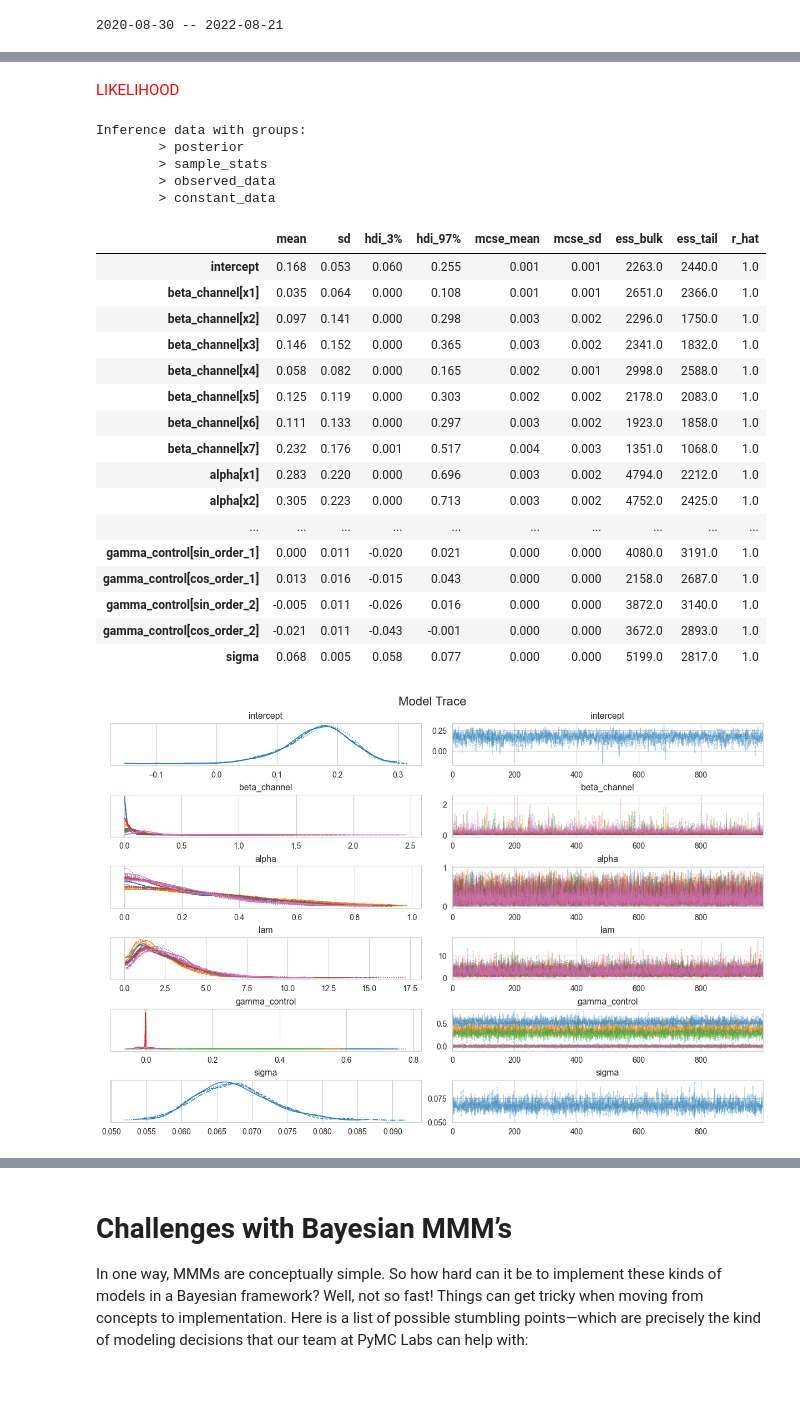
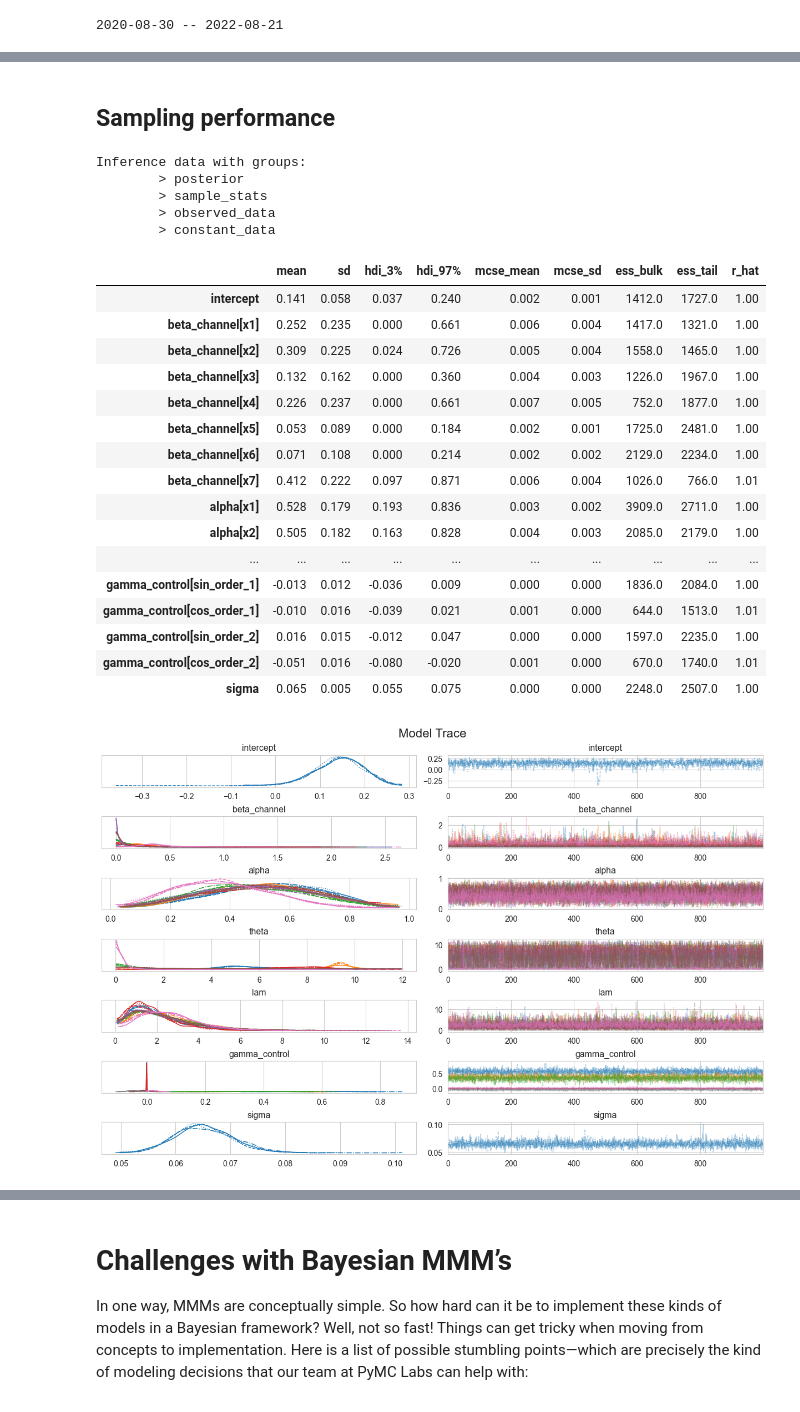
Before and after one commit to abhirup-ghosh/recruitment_challenge, a Jupyter notebook: DataScience_202209/main_ag.ipynb, the cells around one changed output, grey strips where cells are left out. Saved outputs shown, nothing was run; the diff lists cells and outputs as text; code cells hidden in the pictures.

```diff
--- a/DataScience_202209/main_ag.ipynb
+++ b/DataScience_202209/main_ag.ipynb
@@ -286,15 +424,9 @@ where:
 # %%
-from typing import Any, Dict, List, Optional
-
-import pandas as pd
-import pymc as pm
-
-from pymc_marketing.mmm.base import MMM
-from pymc_marketing.mmm.preprocessing import MaxAbsScaleChannels, MaxAbsScaleTarget
-from pymc_marketing.mmm.transformers import geometric_adstock, logistic_saturation
-from pymc_marketing.mmm.validating import ValidateControlColumns
+# Credit: https://github.com/pymc-labs/pymc-marketing/blob/846e553e55a4f2a68ce0ad85793a569f81496209/pymc_marketing/mmm/delayed_saturated_mmm.py#L12
+# The function below differs from the above function in that it uses delayed_adstock instead of geometric_adstock
 
 class DelayedSaturatedMMM_mod(
+    # Interiting base model and preprocessing instances
     MMM, MaxAbsScaleTarget, MaxAbsScaleChannels, ValidateControlColumns
 ):
     def __init__(
@@ -319,6 +451,9 @@ class DelayedSaturatedMMM_mod(
             adstock_max_lag=adstock_max_lag,
         )
 
+    ########################################################################
+    # Model: predicted revenue
+    ########################################################################
     def build_model(
         self,
         data: pd.DataFrame,
@@ -346,16 +481,22 @@ class DelayedSaturatedMMM_mod(
                 dims=("date", "channel"),
             )
 
+            ########################################################################
+            # Priors
+            ########################################################################
+
             target_ = pm.MutableData(name="target", value=target_data, dims="date")
 
-            intercept = pm.Normal(name="intercept", mu=0, sigma=2)
+            intercept = pm.Normal(name="intercept", mu=0, sigma=5)
 
             beta_channel = pm.HalfNormal(
                 name="beta_channel", sigma=1, dims="channel"
             )  # ? Allow prior depend on channel costs?
 
-            alpha = pm.Beta(name="alpha", alpha=1, beta=3, dims="channel")
+            alpha = pm.Beta(name="alpha", alpha=3, beta=3, dims="channel")
             #alpha = pm.Uniform(name="alpha", lower=0, upper=1, dims="channel")
+
+            theta = pm.Uniform(name='theta', lower=0, upper=12, dims="channel")
 
             lam = pm.Gamma(name="lam", alpha=3, beta=1, dims="channel")
 
@@ -363,9 +504,10 @@ class DelayedSaturatedMMM_mod(
 
             channel_adstock = pm.Deterministic(
                 name="channel_adstock",
-                var=geometric_adstock(
+                var=delayed_adstock(
                     x=channel_data_,
                     alpha=alpha,
+                    theta=theta,
                     l_max=adstock_max_lag,
                     normalize=True,
                     axis=0,
@@ -402,6 +544,10 @@ class DelayedSaturatedMMM_mod(
 
                 mu_var += control_contributions.sum(axis=-1)
 
+            ########################################################################
+            # Liklihood
+            ########################################################################
+
             mu = pm.Deterministic(name="mu", var=mu_var, dims="date")
 
             pm.Normal(
@@ -450,5 +601,5 @@ Sampling 4 chains for 1_000 tune and 1_000 draw iterations (4_000 + 4_000 draws
-# %% [markdown]
-<span style="color:red">LIKELIHOOD</span>
+# %% [markdown]
+## Sampling performance
 # %%
 mmm.fit_result
 # %% [output]
@@ -460,33 +611,33 @@ Inference data with groups:
 # %%
 az.summary(
     data=mmm.fit_result,
-    var_names=["intercept", "beta_channel", "alpha",  "lam", "gamma_control", "sigma"]
+    var_names=["intercept", "beta_channel", "alpha", "theta", "lam", "gamma_control", "sigma"]
 )
 # %% [output]
 |  | mean | sd | hdi_3% | hdi_97% | mcse_mean | mcse_sd | ess_bulk | ess_tail | r_hat |
-| intercept | 0.168 | 0.053 | 0.060 | 0.255 | 0.001 | 0.001 | 2263.0 | 2440.0 | 1.0 |
-| beta_channel[x1] | 0.035 | 0.064 | 0.000 | 0.108 | 0.001 | 0.001 | 2651.0 | 2366.0 | 1.0 |
-| beta_channel[x2] | 0.097 | 0.141 | 0.000 | 0.298 | 0.003 | 0.002 | 2296.0 | 1750.0 | 1.0 |
-| beta_channel[x3] | 0.146 | 0.152 | 0.000 | 0.365 | 0.003 | 0.002 | 2341.0 | 1832.0 | 1.0 |
-| beta_channel[x4] | 0.058 | 0.082 | 0.000 | 0.165 | 0.002 | 0.001 | 2998.0 | 2588.0 | 1.0 |
-| beta_channel[x5] | 0.125 | 0.119 | 0.000 | 0.303 | 0.002 | 0.002 | 2178.0 | 2083.0 | 1.0 |
-| beta_channel[x6] | 0.111 | 0.133 | 0.000 | 0.297 | 0.003 | 0.002 | 1923.0 | 1858.0 | 1.0 |
-| beta_channel[x7] | 0.232 | 0.176 | 0.001 | 0.517 | 0.004 | 0.003 | 1351.0 | 1068.0 | 1.0 |
-| alpha[x1] | 0.283 | 0.220 | 0.000 | 0.696 | 0.003 | 0.002 | 4794.0 | 2212.0 | 1.0 |
-| alpha[x2] | 0.305 | 0.223 | 0.000 | 0.713 | 0.003 | 0.002 | 4752.0 | 2425.0 | 1.0 |
+| intercept | 0.141 | 0.058 | 0.037 | 0.240 | 0.002 | 0.001 | 1412.0 | 1727.0 | 1.00 |
+| beta_channel[x1] | 0.252 | 0.235 | 0.000 | 0.661 | 0.006 | 0.004 | 1417.0 | 1321.0 | 1.00 |
+| beta_channel[x2] | 0.309 | 0.225 | 0.024 | 0.726 | 0.005 | 0.004 | 1558.0 | 1465.0 | 1.00 |
+| beta_channel[x3] | 0.132 | 0.162 | 0.000 | 0.360 | 0.004 | 0.003 | 1226.0 | 1967.0 | 1.00 |
+| beta_channel[x4] | 0.226 | 0.237 | 0.000 | 0.661 | 0.007 | 0.005 | 752.0 | 1877.0 | 1.00 |
+| beta_channel[x5] | 0.053 | 0.089 | 0.000 | 0.184 | 0.002 | 0.001 | 1725.0 | 2481.0 | 1.00 |
+| beta_channel[x6] | 0.071 | 0.108 | 0.000 | 0.214 | 0.002 | 0.002 | 2129.0 | 2234.0 | 1.00 |
+| beta_channel[x7] | 0.412 | 0.222 | 0.097 | 0.871 | 0.006 | 0.004 | 1026.0 | 766.0 | 1.01 |
+| alpha[x1] | 0.528 | 0.179 | 0.193 | 0.836 | 0.003 | 0.002 | 3909.0 | 2711.0 | 1.00 |
+| alpha[x2] | 0.505 | 0.182 | 0.163 | 0.828 | 0.004 | 0.003 | 2085.0 | 2179.0 | 1.00 |
 | ... | ... | ... | ... | ... | ... | ... | ... | ... | ... |
-| gamma_control[sin_order_1] | 0.000 | 0.011 | -0.020 | 0.021 | 0.000 | 0.000 | 4080.0 | 3191.0 | 1.0 |
-| gamma_control[cos_order_1] | 0.013 | 0.016 | -0.015 | 0.043 | 0.000 | 0.000 | 2158.0 | 2687.0 | 1.0 |
-| gamma_control[sin_order_2] | -0.005 | 0.011 | -0.026 | 0.016 | 0.000 | 0.000 | 3872.0 | 3140.0 | 1.0 |
-| gamma_control[cos_order_2] | -0.021 | 0.011 | -0.043 | -0.001 | 0.000 | 0.000 | 3672.0 | 2893.0 | 1.0 |
-| sigma | 0.068 | 0.005 | 0.058 | 0.077 | 0.000 | 0.000 | 5199.0 | 2817.0 | 1.0 |
+| gamma_control[sin_order_1] | -0.013 | 0.012 | -0.036 | 0.009 | 0.000 | 0.000 | 1836.0 | 2084.0 | 1.00 |
+| gamma_control[cos_order_1] | -0.010 | 0.016 | -0.039 | 0.021 | 0.001 | 0.000 | 644.0 | 1513.0 | 1.01 |
+| gamma_control[sin_order_2] | 0.016 | 0.015 | -0.012 | 0.047 | 0.000 | 0.000 | 1597.0 | 2235.0 | 1.00 |
+| gamma_control[cos_order_2] | -0.051 | 0.016 | -0.080 | -0.020 | 0.001 | 0.000 | 670.0 | 1740.0 | 1.01 |
+| sigma | 0.065 | 0.005 | 0.055 | 0.075 | 0.000 | 0.000 | 2248.0 | 2507.0 | 1.00 |
 # %%
 _ = az.plot_trace(
     data=mmm.fit_result,
-    var_names=["intercept", "beta_channel", "alpha",  "lam", "gamma_control", "sigma"],
+    var_names=["intercept", "beta_channel", "alpha",  "theta", "lam", "gamma_control", "sigma"],
     compact=True,
     backend_kwargs={"figsize": (12, 8), "layout": "constrained"},
 )
 plt.gcf().suptitle("Model Trace", fontsize=16);
 # %% [output]
-[figure, old version]
+[figure, new version]
```
Also changed, not shown: parts of 70 cells of this notebook.
